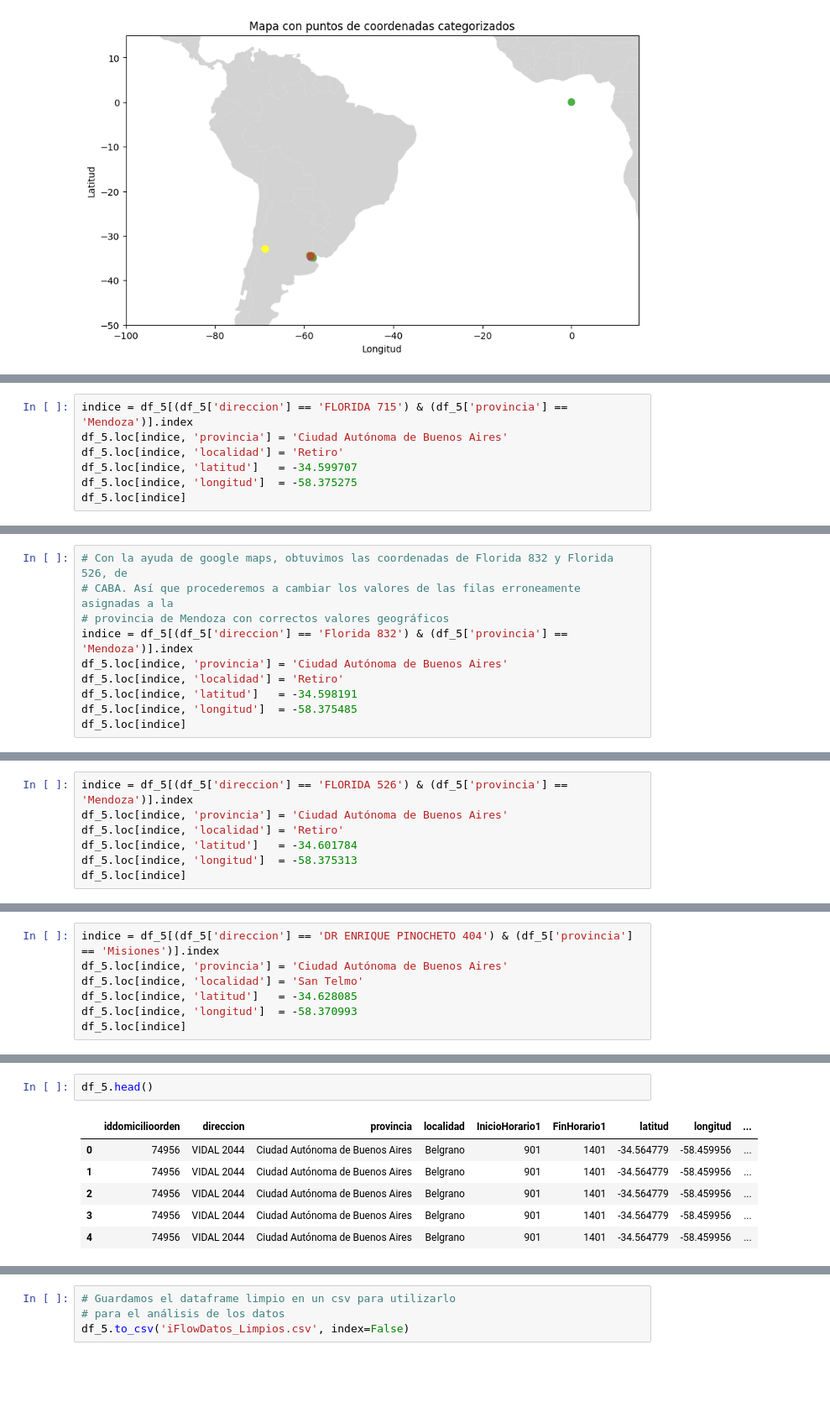
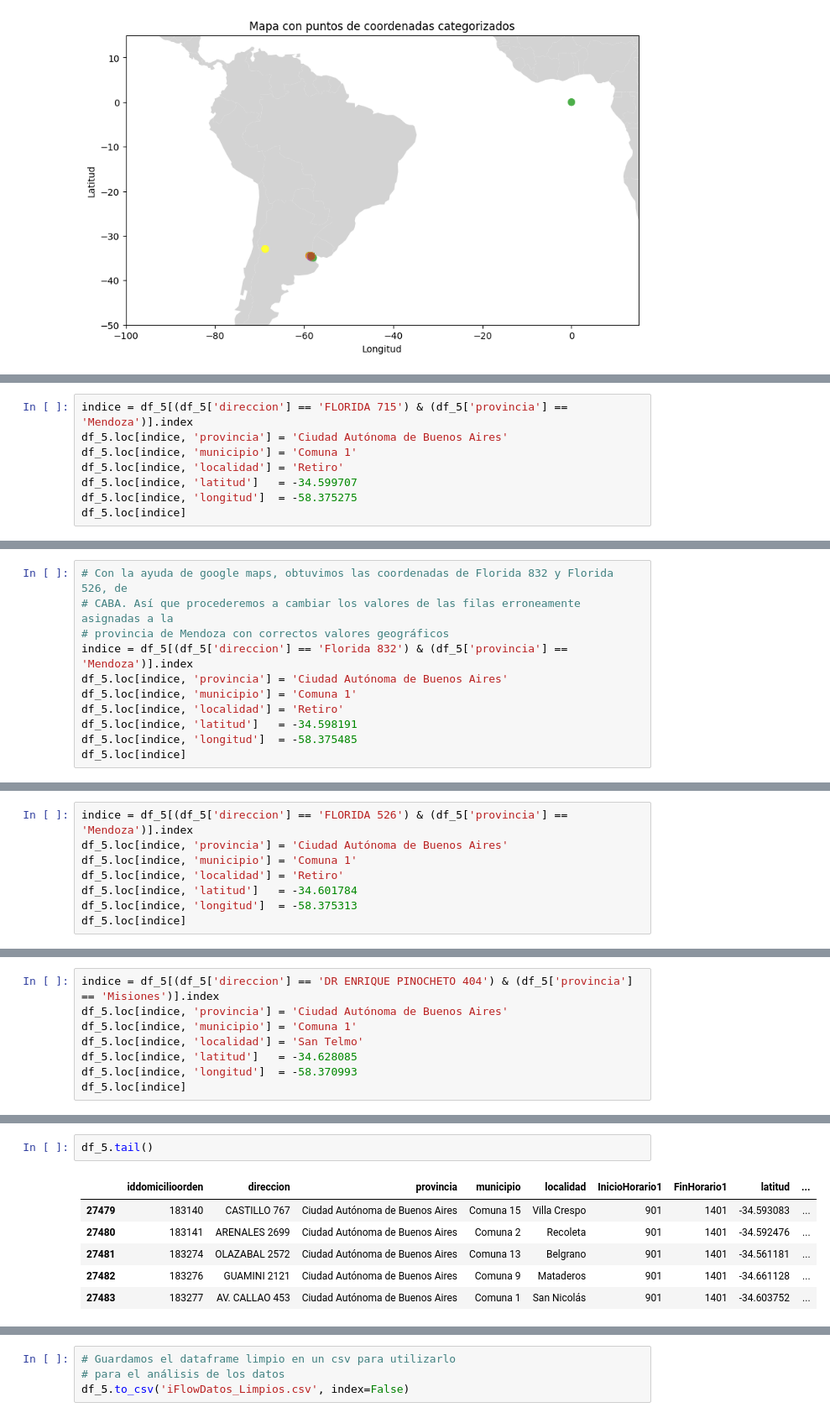
Before and after one commit to Maximo-Verdondoni/DesafioiFlow, a Jupyter notebook: Limpieza.ipynb, the cells around one changed output, grey strips where cells are left out. Shown: that part at 84% size. Saved outputs shown, nothing was run; the diff lists cells and outputs as text; blank space fills up the shorter version.

Commit message:
Columna Municipio Agregada, Columna Dia de la Semana Agregada

```diff
--- a/Limpieza.ipynb
+++ b/Limpieza.ipynb
@@ -779,6 +812,7 @@ df_5[df_5.direccion == 'FLORIDA 715']
 # %%
 indice = df_5[(df_5['direccion'] == 'FLORIDA 715') & (df_5['provincia'] == 'Mendoza')].index
 df_5.loc[indice, 'provincia'] = 'Ciudad Autónoma de Buenos Aires'
+df_5.loc[indice, 'municipio'] = 'Comuna 1'
 df_5.loc[indice, 'localidad'] = 'Retiro'
 df_5.loc[indice, 'latitud']   = -34.599707
 df_5.loc[indice, 'longitud']  = -58.375275
@@ -793,6 +827,7 @@ df_5.loc[indice]
 # provincia de Mendoza con correctos valores geográficos
 indice = df_5[(df_5['direccion'] == 'Florida 832') & (df_5['provincia'] == 'Mendoza')].index
 df_5.loc[indice, 'provincia'] = 'Ciudad Autónoma de Buenos Aires'
+df_5.loc[indice, 'municipio'] = 'Comuna 1'
 df_5.loc[indice, 'localidad'] = 'Retiro'
 df_5.loc[indice, 'latitud']   = -34.598191
 df_5.loc[indice, 'longitud']  = -58.375485
@@ -804,6 +839,7 @@ df_5.loc[indice]
 # %%
 indice = df_5[(df_5['direccion'] == 'FLORIDA 526') & (df_5['provincia'] == 'Mendoza')].index
 df_5.loc[indice, 'provincia'] = 'Ciudad Autónoma de Buenos Aires'
+df_5.loc[indice, 'municipio'] = 'Comuna 1'
 df_5.loc[indice, 'localidad'] = 'Retiro'
 df_5.loc[indice, 'latitud']   = -34.601784
 df_5.loc[indice, 'longitud']  = -58.375313
@@ -824,6 +860,7 @@ df_5[(df_5.longitud>-45)]
 # %%
 indice = df_5[(df_5['direccion'] == 'DR ENRIQUE PINOCHETO 404') & (df_5['provincia'] == 'Misiones')].index
 df_5.loc[indice, 'provincia'] = 'Ciudad Autónoma de Buenos Aires'
+df_5.loc[indice, 'municipio'] = 'Comuna 1'
 df_5.loc[indice, 'localidad'] = 'San Telmo'
 df_5.loc[indice, 'latitud']   = -34.628085
 df_5.loc[indice, 'longitud']  = -58.370993
@@ -864,9 +930,9 @@ plt.show()
 # %%
-df_5.head()
+df_5.tail()
 # %% [output]
-|  | iddomicilioorden | direccion | provincia | localidad | InicioHorario1 | FinHorario1 | latitud | longitud | ... |
-| 0 | 74956 | VIDAL 2044 | Ciudad Autónoma de Buenos Aires | Belgrano | 901 | 1401 | -34.564779 | -58.459956 | ... |
-| 1 | 74956 | VIDAL 2044 | Ciudad Autónoma de Buenos Aires | Belgrano | 901 | 1401 | -34.564779 | -58.459956 | ... |
-| 2 | 74956 | VIDAL 2044 | Ciudad Autónoma de Buenos Aires | Belgrano | 901 | 1401 | -34.564779 | -58.459956 | ... |
-| 3 | 74956 | VIDAL 2044 | Ciudad Autónoma de Buenos Aires | Belgrano | 901 | 1401 | -34.564779 | -58.459956 | ... |
-| 4 | 74956 | VIDAL 2044 | Ciudad Autónoma de Buenos Aires | Belgrano | 901 | 1401 | -34.564779 | -58.459956 | ... |
+|  | iddomicilioorden | direccion | provincia | municipio | localidad | InicioHorario1 | FinHorario1 | latitud | ... |
+| 27479 | 183140 | CASTILLO 767 | Ciudad Autónoma de Buenos Aires | Comuna 15 | Villa Crespo | 901 | 1401 | -34.593083 | ... |
+| 27480 | 183141 | ARENALES 2699 | Ciudad Autónoma de Buenos Aires | Comuna 2 | Recoleta | 901 | 1401 | -34.592476 | ... |
+| 27481 | 183274 | OLAZABAL 2572 | Ciudad Autónoma de Buenos Aires | Comuna 13 | Belgrano | 901 | 1401 | -34.561181 | ... |
+| 27482 | 183276 | GUAMINI 2121 | Ciudad Autónoma de Buenos Aires | Comuna 9 | Mataderos | 901 | 1401 | -34.661128 | ... |
+| 27483 | 183277 | AV. CALLAO 453 | Ciudad Autónoma de Buenos Aires | Comuna 1 | San Nicolás | 901 | 1401 | -34.603752 | ... |
```
Also changed, not shown: parts of 22 cells of this notebook, 3 other files.
